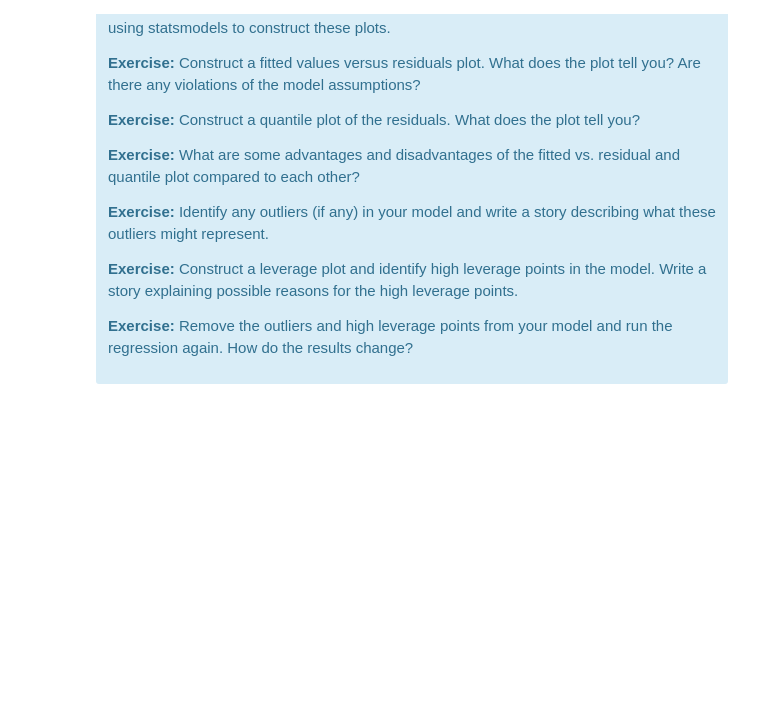
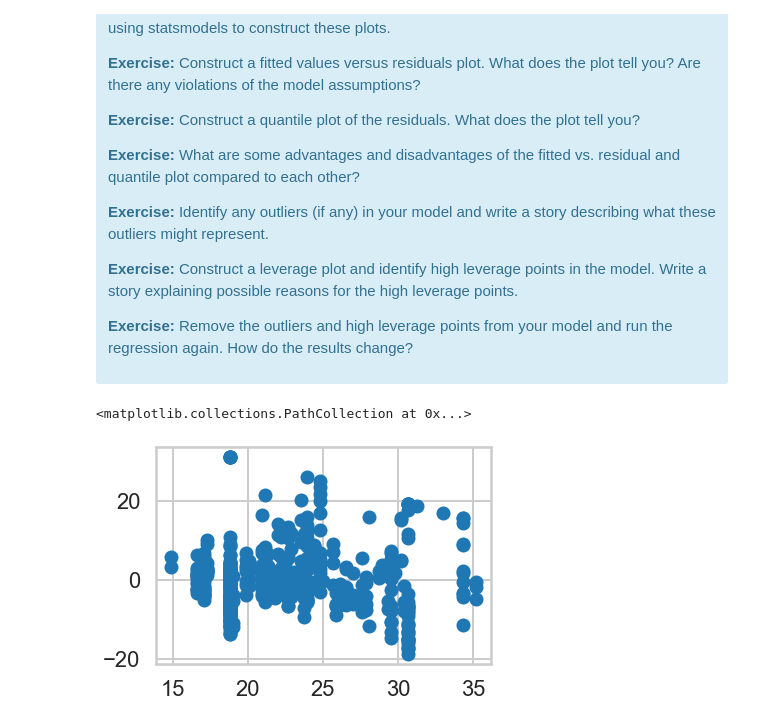
Before and after one commit to sreiter1/mec-mini-projects, a Jupyter notebook: mec-11.4.1-linear-regression-mini-project/Mini_Project_Linear_Regression.ipynb, the cells around one changed output. Cells and saved outputs as stored; diff of their text form; code cells hidden in the pictures; blank space fills up the shorter version.

```diff
--- a/mec-11.4.1-linear-regression-mini-project/Mini_Project_Linear_Regression.ipynb
+++ b/mec-11.4.1-linear-regression-mini-project/Mini_Project_Linear_Regression.ipynb
@@ -858,0 +888,17 @@ There are some other issues that are important investigate with linear regressio
+# %%
+# Your turn.
+
+X = bos["PTRATIO"].to_numpy().reshape(-1, 1)
+X = np.append(X,np.ones([len(X),1]),1)  # https://stackoverflow.com/questions/15815854/how-to-add-column-to-numpy-array
+
+model = sm.OLS(bos.PRICE, X)
+PTRATIOvsPRICE = model.fit()
+
+results = PTRATIOvsPRICE.predict(X)
+
+plt.scatter(results, bos["PRICE"] - results)
+# plot seems to show residuals distrubuted above and below the predicted values,
+# but may indicate a non-linear relationship between PTRATIO and price
+# %% [output]
+<matplotlib.collections.PathCollection at 0x...>
+[figure, added]
```
Also changed, not shown: parts of 4 cells of this notebook.
